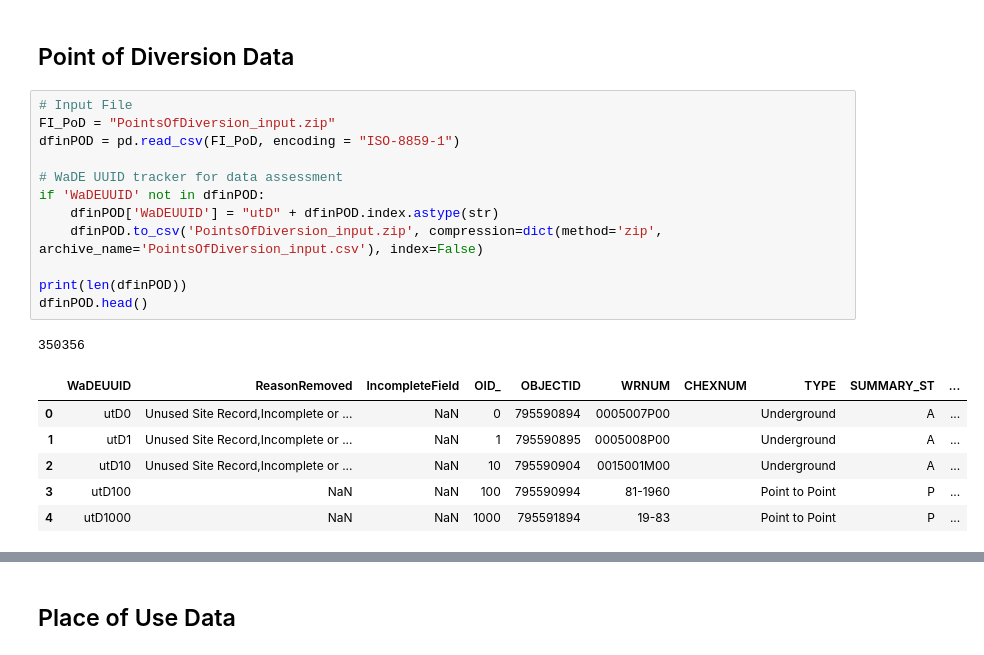
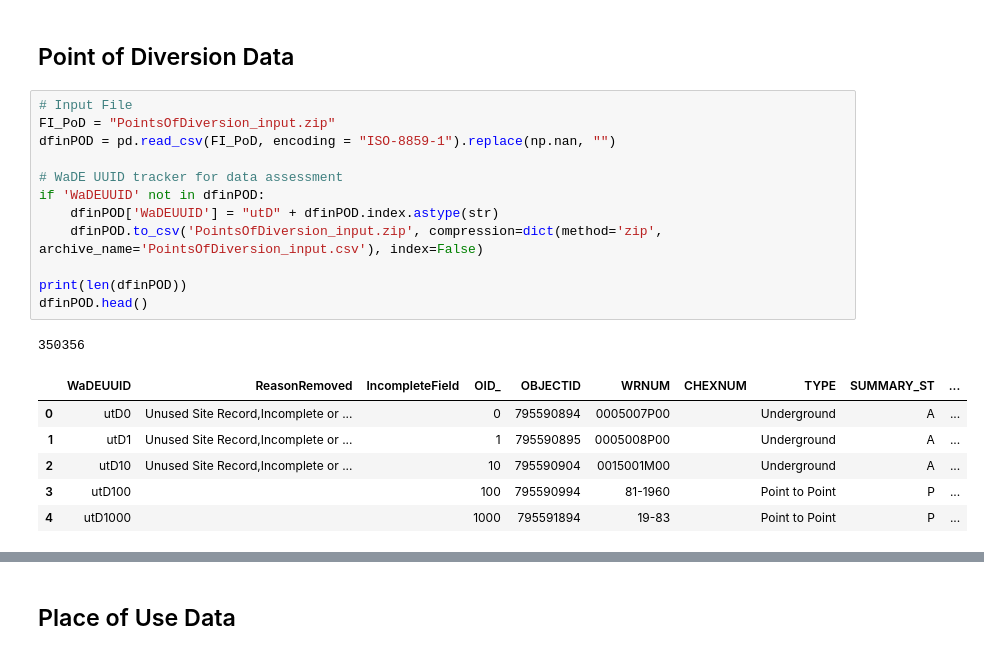
Before and after one commit to WSWCWaterDataExchange/MappingStatesDataToWaDE2.0, a Jupyter notebook: Utah/WaterAllocation/1_UTwr_PreProcessAllocationData.ipynb, the cells around one changed output, grey strips where cells are left out. Saved outputs shown, nothing was run; the diff lists cells and outputs as text.

```diff
--- a/Utah/WaterAllocation/1_UTwr_PreProcessAllocationData.ipynb
+++ b/Utah/WaterAllocation/1_UTwr_PreProcessAllocationData.ipynb
@@ -32,20 +32,20 @@ os.chdir(workingDir)
 # %%
 # Input File
 FI_PoD = "PointsOfDiversion_input.zip"
-dfinPOD = pd.read_csv(FI_PoD, encoding = "ISO-8859-1")
+dfinPOD = pd.read_csv(FI_PoD, encoding = "ISO-8859-1").replace(np.nan, "")
 
 # WaDE UUID tracker for data assessment
 if 'WaDEUUID' not in dfinPOD:
     dfinPOD['WaDEUUID'] = "utD" + dfinPOD.index.astype(str)
     dfinPOD.to_csv('PointsOfDiversion_input.zip', compression=dict(method='zip', archive_name='PointsOfDiversion_input.csv'), index=False)
 
 print(len(dfinPOD))
 dfinPOD.head()
 # %% [output]
 350356
 |  | WaDEUUID | ReasonRemoved | IncompleteField | OID_ | OBJECTID | WRNUM | CHEXNUM | TYPE | SUMMARY_ST | ... |
-| 0 | utD0 | Unused Site Record,Incomplete or ... | NaN | 0 | 795590894 | 0005007P00 |  | Underground | A | ... |
-| 1 | utD1 | Unused Site Record,Incomplete or ... | NaN | 1 | 795590895 | 0005008P00 |  | Underground | A | ... |
-| 2 | utD10 | Unused Site Record,Incomplete or ... | NaN | 10 | 795590904 | 0015001M00 |  | Underground | A | ... |
-| 3 | utD100 | NaN | NaN | 100 | 795590994 | 81-1960 |  | Point to Point | P | ... |
-| 4 | utD1000 | NaN | NaN | 1000 | 795591894 | 19-83 |  | Point to Point | P | ... |
+| 0 | utD0 | Unused Site Record,Incomplete or ... |  | 0 | 795590894 | 0005007P00 |  | Underground | A | ... |
+| 1 | utD1 | Unused Site Record,Incomplete or ... |  | 1 | 795590895 | 0005008P00 |  | Underground | A | ... |
+| 2 | utD10 | Unused Site Record,Incomplete or ... |  | 10 | 795590904 | 0015001M00 |  | Underground | A | ... |
+| 3 | utD100 |  |  | 100 | 795590994 | 81-1960 |  | Point to Point | P | ... |
+| 4 | utD1000 |  |  | 1000 | 795591894 | 19-83 |  | Point to Point | P | ... |
```
Also changed, not shown: parts of 33 cells of this notebook, 2 other files.
